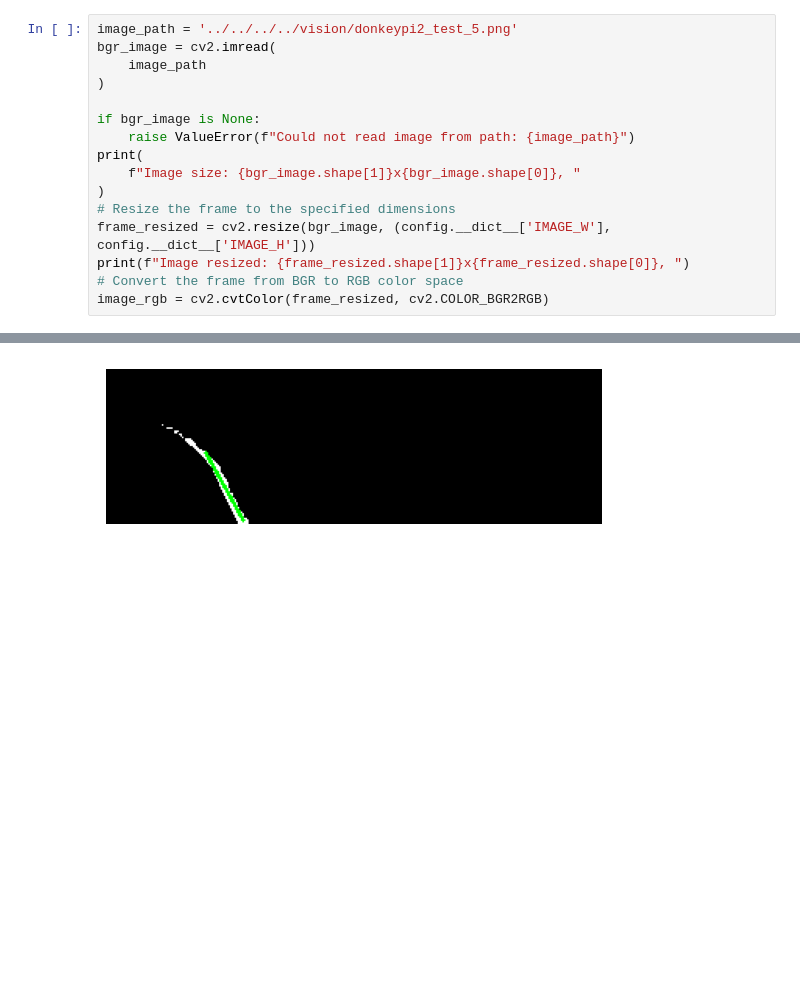
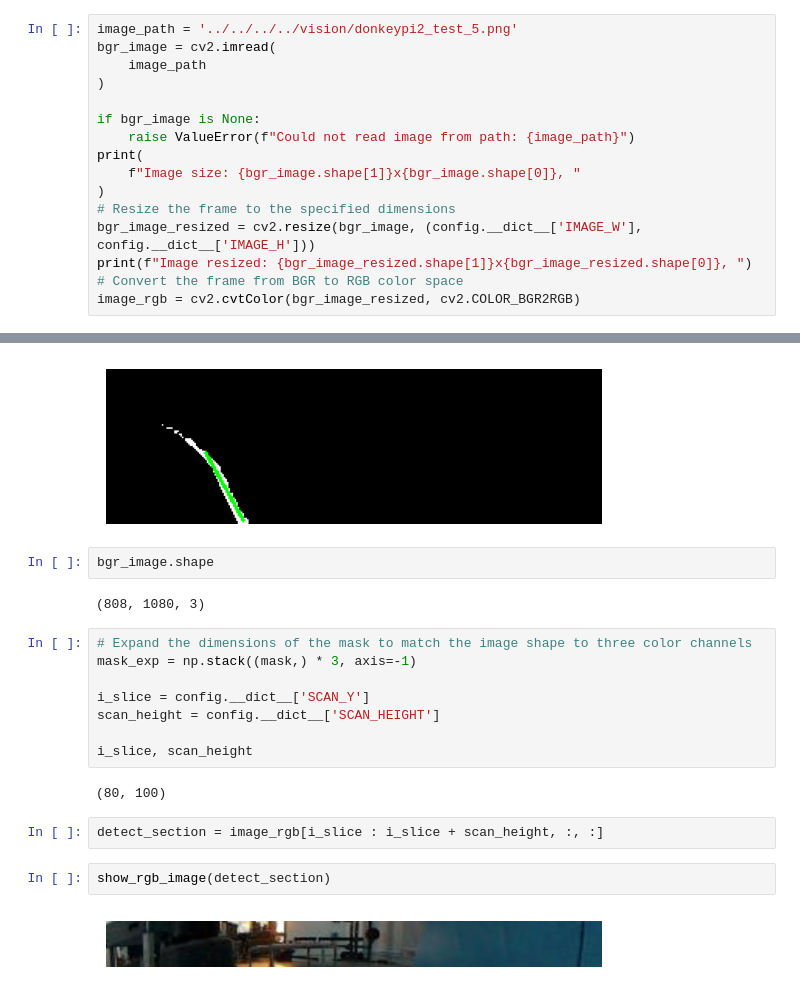
Before and after one commit to anjrew/my-donkey-car, a Jupyter notebook: cars/donkeypi2/vision/gravity_gym/line_follower_explorer.ipynb, the cells around one changed output, grey strips where cells are left out. Cells and saved outputs as stored; diff of their text form; blank space fills up the shorter version.

Commit message:
Fix image exercise

```diff
--- a/cars/donkeypi2/vision/gravity_gym/line_follower_explorer.ipynb
+++ b/cars/donkeypi2/vision/gravity_gym/line_follower_explorer.ipynb
@@ -62,10 +62,10 @@ print(
     f"Image size: {bgr_image.shape[1]}x{bgr_image.shape[0]}, "
 )
 # Resize the frame to the specified dimensions
-frame_resized = cv2.resize(bgr_image, (config.__dict__['IMAGE_W'], config.__dict__['IMAGE_H']))
-print(f"Image resized: {frame_resized.shape[1]}x{frame_resized.shape[0]}, ")
+bgr_image_resized = cv2.resize(bgr_image, (config.__dict__['IMAGE_W'], config.__dict__['IMAGE_H']))
+print(f"Image resized: {bgr_image_resized.shape[1]}x{bgr_image_resized.shape[0]}, ")
 # Convert the frame from BGR to RGB color space
-image_rgb = cv2.cvtColor(frame_resized, cv2.COLOR_BGR2RGB)
+image_rgb = cv2.cvtColor(bgr_image_resized, cv2.COLOR_BGR2RGB)
 # %% [output]
 Image size: 1080x808,
 Image resized: 320x240,
@@ -208,3 +208,23 @@ for line in lines:
 show_rgb_image(copy_image)
 # %% [output]
 [figure]
+# %%
+bgr_image.shape
+# %% [output]
+(808, 1080, 3)
+# %%
+# Expand the dimensions of the mask to match the image shape to three color channels
+mask_exp = np.stack((mask,) * 3, axis=-1)
+
+i_slice = config.__dict__['SCAN_Y']
+scan_height = config.__dict__['SCAN_HEIGHT']
+
+i_slice, scan_height
+# %% [output]
+(80, 100)
+# %%
+detect_section = image_rgb[i_slice : i_slice + scan_height, :, :]
+# %%
+show_rgb_image(detect_section)
+# %% [output]
+[figure, added]
```
Also changed, not shown: 2 other files.
